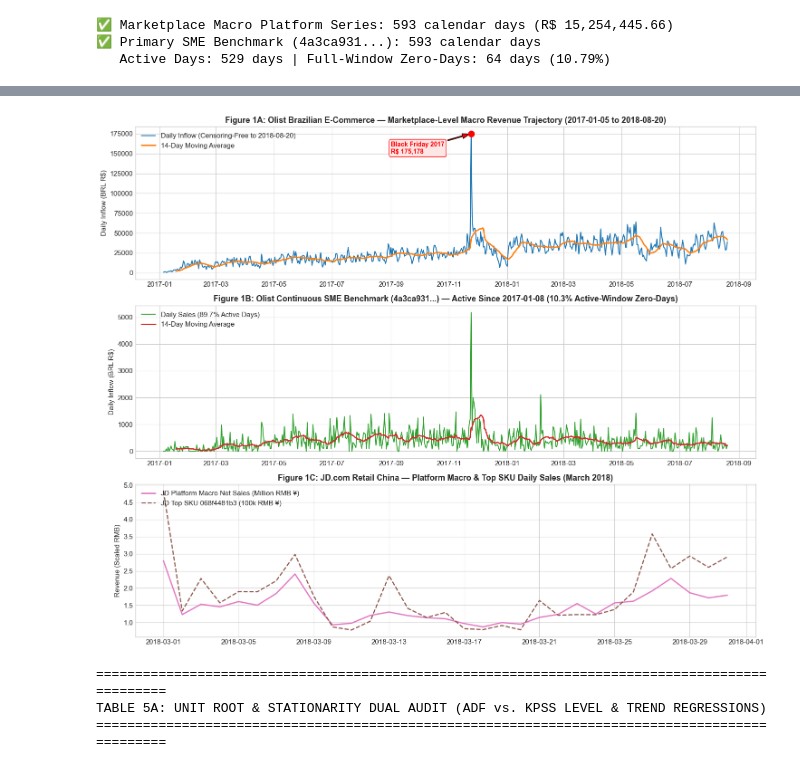
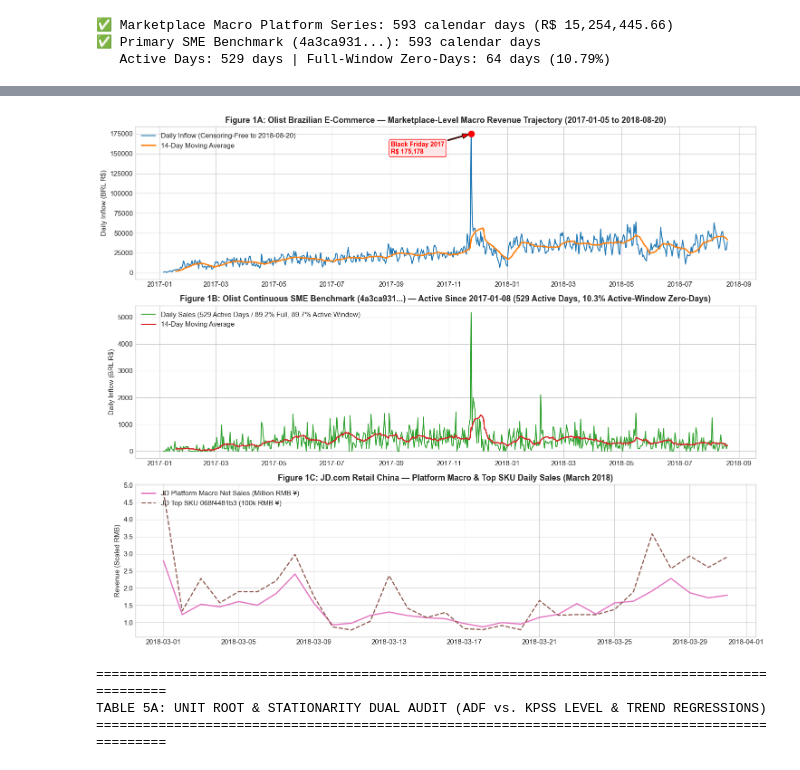
Before and after one commit to mdarmanaliashik/FinSight-AI, a Jupyter notebook: notebooks/Phase1_Data_Ingestion_And_EDA.ipynb, the cells around one changed output, grey strips where cells are left out. Saved outputs shown, nothing was run; the diff lists cells and outputs as text; code cells hidden in the pictures.

```diff
--- a/notebooks/Phase1_Data_Ingestion_And_EDA.ipynb
+++ b/notebooks/Phase1_Data_Ingestion_And_EDA.ipynb
@@ -414,7 +435,7 @@ else:
     daily_platform_full = pd.read_parquet(PROCESSED_DATA_DIR / "olist_daily_sales_platform.parquet")
     daily_sme_bench_full = pd.read_parquet(PROCESSED_DATA_DIR / "olist_daily_sales_top_seller.parquet")
     primary_sme_id = "4a3ca9315b744ce9f8e9374361493884"
-    seller_rank1_id = "53243585a966157f049b07d56db5052b"
+    seller_rank1_id = "53243585a1d6dc2643021fd1853d8905"
     k3_path = PROCESSED_DATA_DIR / "olist_daily_sales_top_sellers_k3.parquet"
     if k3_path.exists():
         df_k3 = pd.read_parquet(k3_path)
@@ -422,9 +443,9 @@ else:
     else:
         daily_seller1_full = daily_sme_bench_full.copy()
     top_sellers_df = pd.DataFrame([
-        {"seller_id": "53243585...", "train_revenue": 140409.84, "train_orders": 242, "train_active_days": 113, "full_revenue": 222776.05, "full_active_days": 272, "full_active_ratio": 0.46},
-        {"seller_id": "7e93a43e...", "train_revenue": 92398.54, "train_orders": 196, "train_active_days": 128, "full_revenue": 176431.44, "full_active_days": 266, "full_active_ratio": 0.45},
-        {"seller_id": "4a3ca931...", "train_revenue": 87635.80, "train_orders": 745, "train_active_days": 313, "full_revenue": 197053.49, "full_active_days": 532, "full_active_ratio": 0.90}
+        {"seller_id": "53243585...", "train_revenue": 185858.39, "train_orders": 238, "train_active_days": 90, "full_revenue": 230587.50, "full_active_days": 147, "full_active_ratio": 0.25},
+        {"seller_id": "7e93a43e...", "train_revenue": 155059.42, "train_orders": 268, "train_active_days": 160, "full_revenue": 170550.00, "full_active_days": 198, "full_active_ratio": 0.33},
+        {"seller_id": "4a3ca931...", "train_revenue": 145094.22, "train_orders": 1097, "train_active_days": 312, "full_revenue": 230702.52, "full_active_days": 529, "full_active_ratio": 0.89}
     ]).set_index("seller_id")
 
 print("=" * 95)
@@ -498,36 +519,36 @@ fig, axes = plt.subplots(3, 1, figsize=(15, 12), sharex=False)
 # Subplot 1: Olist Marketplace Macro
 axes[0].plot(daily_platform_full["Date"], daily_platform_full["sales"], color="#1f77b4", lw=1.5, label="Daily Inflow (Censoring-Free to 2018-08-20)")
 axes[0].plot(daily_platform_full["Date"], daily_platform_full["sales"].rolling(14).mean(), color="#ff7f0e", lw=2.2, label="14-Day Moving Average")
 bf_date = pd.to_datetime("2017-11-24")
 bf_val = daily_platform_full.loc[daily_platform_full["Date"] == bf_date, "sales"].values[0]
 axes[0].scatter([bf_date], [bf_val], color="red", s=90, zorder=5)
 axes[0].annotate(f"Black Friday 2017\nR$ {bf_val:,.0f}",
                 xy=(bf_date, bf_val), xytext=(pd.to_datetime("2017-09-01"), 150000),
                 arrowprops=dict(facecolor='red', shrink=0.05, width=1.5, headwidth=8),
                 fontsize=10, fontweight='bold', color='red',
                 bbox=dict(boxstyle="round,pad=0.3", fc="#ffe6e6", ec="red", lw=1))
 axes[0].set_title("Figure 1A: Olist Brazilian E-Commerce — Marketplace-Level Macro Revenue Trajectory (2017-01-05 to 2018-08-20)", fontweight="bold")
 axes[0].set_ylabel("Daily Inflow (BRL R$)")
 axes[0].legend(loc="upper left")
 
 # Subplot 2: Continuous SME Benchmark Merchant
-axes[1].plot(daily_sme_bench_full["Date"], daily_sme_bench_full["sales"], color="#2ca02c", lw=1.4, label="Daily Sales (89.7% Active Days)")
+axes[1].plot(daily_sme_bench_full["Date"], daily_sme_bench_full["sales"], color="#2ca02c", lw=1.4, label="Daily Sales (529 Active Days / 89.2% Full, 89.7% Active Window)")
 axes[1].plot(daily_sme_bench_full["Date"], daily_sme_bench_full["sales"].rolling(14).mean(), color="#d62728", lw=2.0, label="14-Day Moving Average")
-axes[1].set_title("Figure 1B: Olist Continuous SME Benchmark (4a3ca931...) — Active Since 2017-01-08 (10.3% Active-Window Zero-Days)", fontweight="bold")
+axes[1].set_title("Figure 1B: Olist Continuous SME Benchmark (4a3ca931...) — Active Since 2017-01-08 (529 Active Days, 10.3% Active-Window Zero-Days)", fontweight="bold")
 axes[1].set_ylabel("Daily Inflow (BRL R$)")
 axes[1].legend(loc="upper left")
 
 # Subplot 3: JD.com Retail Platform & Top SKU
 axes[2].plot(daily_jd_plat["Date"], daily_jd_plat["sales"] / 1e6, color="#e377c2", lw=2.0, label="JD Platform Macro Net Sales (Million RMB ¥)")
 axes[2].plot(daily_jd_sku["Date"], daily_jd_sku["sales"] / 1e5, color="#8c564b", lw=1.8, linestyle="--", label="JD Top SKU 068f4481b3 (100k RMB ¥)")
 axes[2].set_title("Figure 1C: JD.com Retail China — Platform Macro & Top SKU Daily Sales (March 2018)", fontweight="bold")
 axes[2].set_ylabel("Revenue (Scaled RMB)")
 axes[2].legend(loc="upper left")
 
 plt.tight_layout()
 plt.show()
 # %% [output]
-[figure, old version]
+[figure, new version]
 # %%
 # 6.2 Dual Stationarity Tests (ADF vs. KPSS Level & Trend) and Outlier Sensitivity Analysis
 from src.data_pipeline.eda_stats import test_stationarity, analyze_outlier_sensitivity
```
Also changed, not shown: parts of 13 cells of this notebook, 1 other file.
